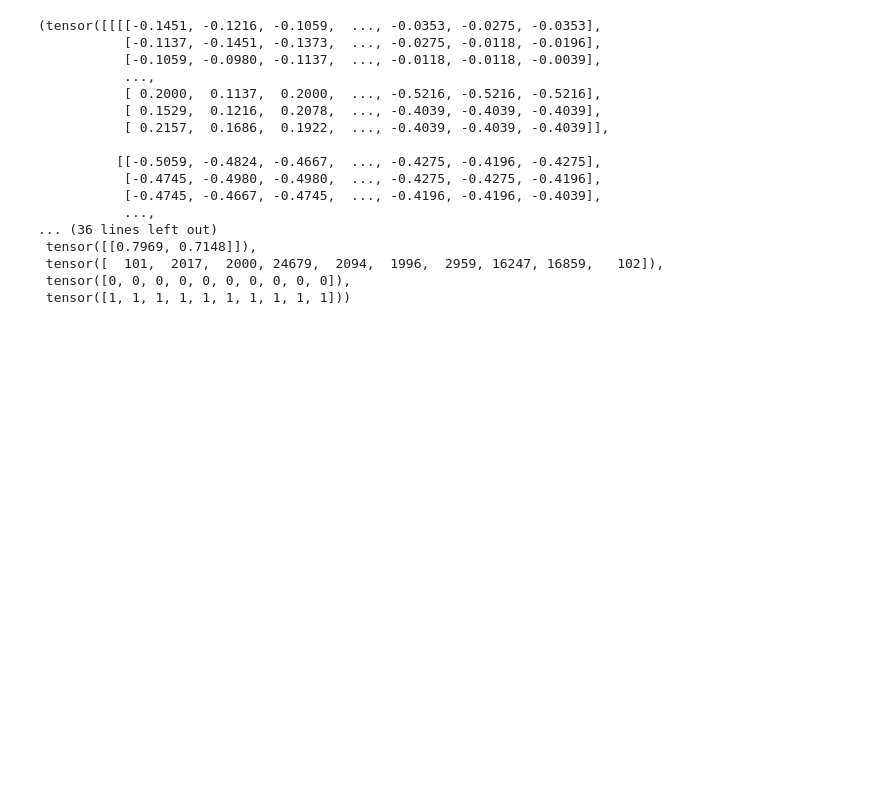
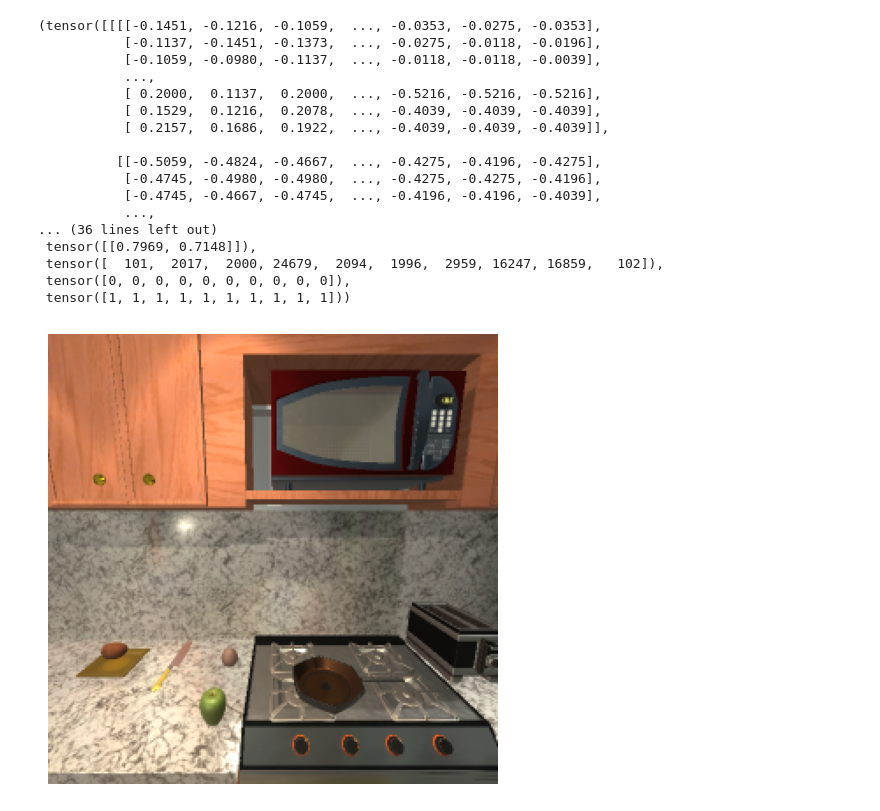
Before and after one commit to j0hngou/BISCUIT, a Jupyter notebook: t.ipynb, the cells around one changed output. Cells and saved outputs as stored; diff of their text form; code cells hidden in the pictures; blank space fills up the shorter version.

```diff
--- a/t.ipynb
+++ b/t.ipynb
@@ -222,3 +222,16 @@ datasets['val_seq'][2]
  tensor([  101,  2017,  2000, 24679,  2094,  1996,  2959, 16247, 16859,   102]),
  tensor([0, 0, 0, 0, 0, 0, 0, 0, 0, 0]),
  tensor([1, 1, 1, 1, 1, 1, 1, 1, 1, 1]))
+# %%
+import numpy as np
+import matplotlib.pyplot as plt
+
+a = np.load('trainseq_3439027337.npz')
+plt.imshow(a['frames'][0].transpose(1,2,0))
+# Remove axes
+plt.axis('off')
+# Remove whitespace
+plt.tight_layout()
+plt.show()
+# %% [output]
+[figure, added]
```
Also changed, not shown: parts of 1 cell of this notebook, 6 other files.
